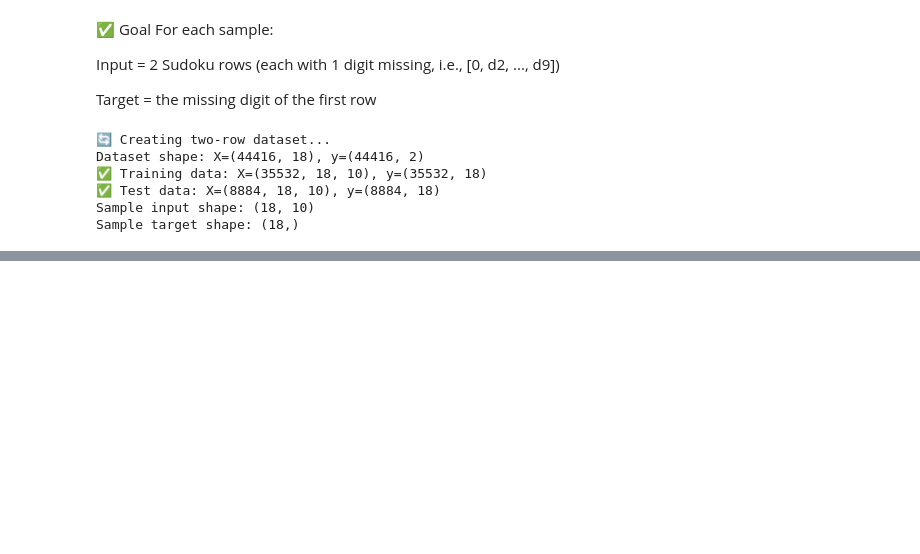
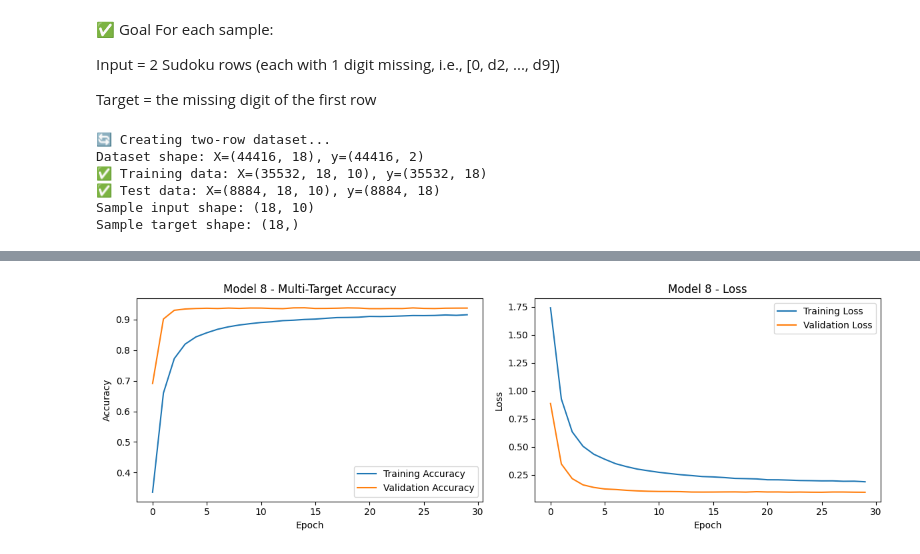
Before and after one commit to Poseidon-99/sudoku_solver, a Jupyter notebook: building_fromzero (1).ipynb, the cells around one changed output, grey strips where cells are left out. Cells and saved outputs as stored; diff of their text form; code cells hidden in the pictures; blank space fills up the shorter version.

```diff
--- a/building_fromzero (1).ipynb
+++ b/building_fromzero (1).ipynb
@@ -1312,0 +2279,99 @@ print(f"📊 Correct predictions: {np.sum(pred_digits == true_digits)}/{len(pred
+# %%
+import tensorflow as tf
+from tensorflow.keras import layers, models
+
+def create_2rows_2cols_6targets_model():
+    model_9 = models.Sequential([
+        # Input: (36, 10) - 36 positions with 10-class encoding
+        layers.Input(shape=(36, 10)),
+
+        # Flatten the input
+        layers.Flatten(),  # (36*10 = 360,)
+
+        # Dense layers - more capacity for predicting 6 numbers
+        layers.Dense(512, activation='relu'),
+        layers.Dropout(0.3),
+        layers.Dense(256, activation='relu'),
+        layers.Dropout(0.3),
+        layers.Dense(128, activation='relu'),
+        layers.Dropout(0.2),
+
+        # Output: 6 targets × 9 classes = 54 outputs
+        layers.Dense(54, activation='softmax'),
+
+        # Reshape to (6, 9) - 6 predictions of 9 classes each
+        layers.Reshape((6, 9))
+    ])
+
+    return model_9
+
+# Create and compile model
+model_9 = create_2rows_2cols_6targets_model()
+
+# Custom loss for multi-target prediction
+def multi_target_categorical_crossentropy(y_true, y_pred):
+    # y_true shape: (batch_size, 6, 9)
+    # y_pred shape: (batch_size, 6, 9)
+    loss = 0
+    for i in range(6):
+        loss += tf.keras.losses.categorical_crossentropy(y_true[:, i, :], y_pred[:, i, :])
+    return loss / 6
+
+# Custom accuracy for multi-target prediction
+def multi_target_accuracy(y_true, y_pred):
+    # Calculate accuracy for each of the 6 targets
+    accuracies = []
+    for i in range(6):
+        pred_class = tf.argmax(y_pred[:, i, :], axis=1)
+        true_class = tf.argmax(y_true[:, i, :], axis=1)
+        acc = tf.reduce_mean(tf.cast(tf.equal(pred_class, true_class), tf.float32))
+        accuracies.append(acc)
+    return tf.reduce_mean(accuracies)
+
+model_9.compile(
+    optimizer='adam',
+    loss=multi_target_categorical_crossentropy,
+    metrics=[multi_target_accuracy]
+)
+
+# Model summary
+model_9.summary()
+
+# Train model
+print("🔄 Training model_8 for 6 targets...")
+history = model_9.fit(
+    X_train, y_train,
+    batch_size=32,
+    epochs=30,  # More epochs for harder 6-target problem
+    validation_data=(X_test, y_test),
+    verbose=1
+)
+
+# Evaluate
+test_loss, test_acc = model_9.evaluate(X_test, y_test, verbose=0)
+print(f"✅ Test Accuracy (Average of 6 targets): {test_acc:.4f}")
+
+# Plot training history
+import matplotlib.pyplot as plt
+
+plt.figure(figsize=(12, 4))
+
+plt.subplot(1, 2, 1)
+plt.plot(history.history['multi_target_accuracy'], label='Training Accuracy')
+plt.plot(history.history['val_multi_target_accuracy'], label='Validation Accuracy')
+plt.title('Model 8 - Multi-Target Accuracy')
+plt.xlabel('Epoch')
+plt.ylabel('Accuracy')
+plt.legend()
+
+plt.subplot(1, 2, 2)
+plt.plot(history.history['loss'], label='Training Loss')
+plt.plot(history.history['val_loss'], label='Validation Loss')
+plt.title('Model 8 - Loss')
+plt.xlabel('Epoch')
+plt.ylabel('Loss')
+plt.legend()
+
+plt.tight_layout()
+plt.show()
+# %% [output]
@@ -1312,0 +2416 @@ print(f"📊 Correct predictions: {np.sum(pred_digits == true_digits)}/{len(pred
+[figure, added]
```
Also changed, not shown: parts of 40 cells of this notebook.
